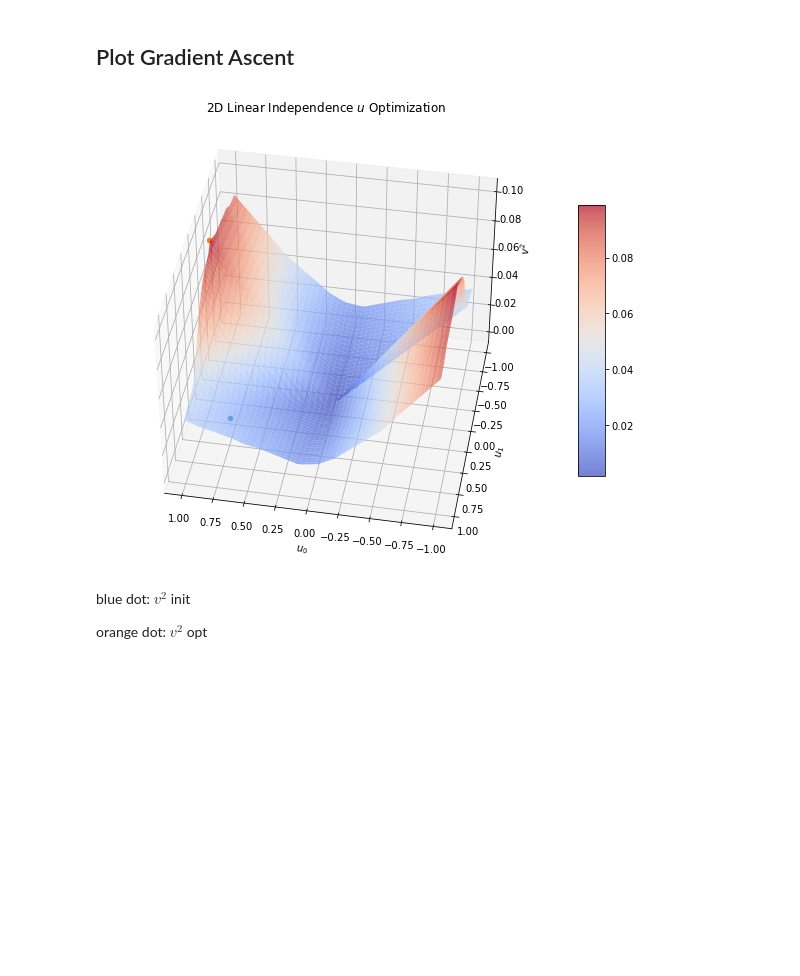
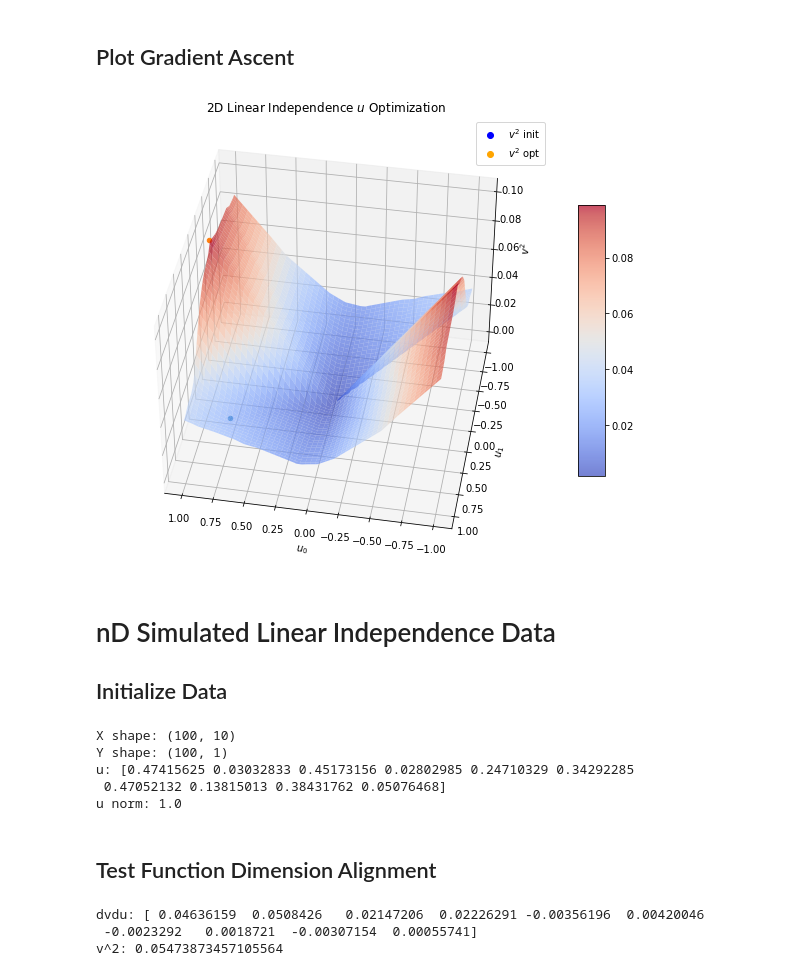
Before and after one commit to neurodata/hyppo, a Jupyter notebook: mgc_dcorr/simulated_DCA_demo.ipynb, the cells around one changed output. Cells and saved outputs as stored; diff of their text form; code cells hidden in the pictures; blank space fills up the shorter version.

Commit message:
added n dim test, 3D legend

```diff
--- a/mgc_dcorr/simulated_DCA_demo.ipynb
+++ b/mgc_dcorr/simulated_DCA_demo.ipynb
@@ -175,18 +176,52 @@ for i in range(X_surf.shape[0]):
 # %%
 fig, ax = plt.subplots(subplot_kw={"projection": "3d"}, figsize=(10,10))
 surf = ax.plot_surface(X_surf, Y_surf, v_u_plt, cmap=cm.coolwarm, linewidth=0, antialiased=True, alpha=.7)
 ax.scatter([u[0]], [u[1]], [v_u])
 ax.scatter([u_opt[0]], [u_opt[1]], [v_u_opt])
 ax.set_xlabel(r"$u_0$")
 ax.set_ylabel(r"$u_1$")
 ax.set_zlabel(r"$v^2$")
 ax.set_title(r"2D Linear Independence $u$ Optimization")
-#ax.legend([r'$v$ surface', r'$v^2$ init', r'$v^2$ opt'])
+init_proxy = Line2D([0], [0], linestyle="none", c='blue', marker='o')
+opt_proxy = Line2D([0], [0], linestyle="none", c='orange', marker='o')
+ax.legend([init_proxy, opt_proxy], [r'$v^2$ init', r'$v^2$ opt'], numpoints=1)
 fig.colorbar(surf, shrink=0.5, aspect=10)
 ax.view_init(elev=40, azim=100);
 # %% [output]
-[figure, old version]
+[figure, new version]
-# %% [markdown]
-blue dot: $v^2$ init
-
-orange dot: $v^2$ opt
+# %% [markdown]
+# nD Simulated Linear Independence Data
+## Initialize Data
+# %%
+lin_sim = SIMULATIONS["linear"]
+X, Y = lin_sim(100, 10, noise=True)
+N = 100
+D_X = dc.dist_mat(X, N)
+D_Y = dc.dist_mat(Y, N)
+R_X = dc.re_centered_dist(D_X)
+R_Y = dc.re_centered_dist(D_Y)
+u = np.random.rand(X.shape[1])
+u = dc.clamp_u(u)
+u_norm = LA.norm(u)
+print(f"X shape: {X.shape}")
+print(f"Y shape: {Y.shape}")
+print(f"u: {u}")
+print(f"u norm: {u_norm}")
+R_X_u = dc.re_centered_dist_u(u, X, N)
+# %% [output]
+X shape: (100, 10)
+Y shape: (100, 1)
+u: [0.47415625 0.03032833 0.45173156 0.02802985 0.24710329 0.34292285
+ 0.47052132 0.13815013 0.38431762 0.05076468]
+u norm: 1.0
+# %% [markdown]
+## Test Function Dimension Alignment
+# %%
+du = dc.dist_cov_sq_grad(u, X, Y, R_X, R_Y)
+print(f"dvdu: {du}")
+v = dc.dist_cov_sq(R_X, R_Y)
+print(f"v^2: {v}")
+# %% [output]
+dvdu: [ 0.04636159  0.0508426   0.02147206  0.02226291 -0.00356196  0.00420046
+ -0.0023292   0.0018721  -0.00307154  0.00055741]
+v^2: 0.05473873457105564
```
Also changed, not shown: parts of 3 cells of this notebook.
